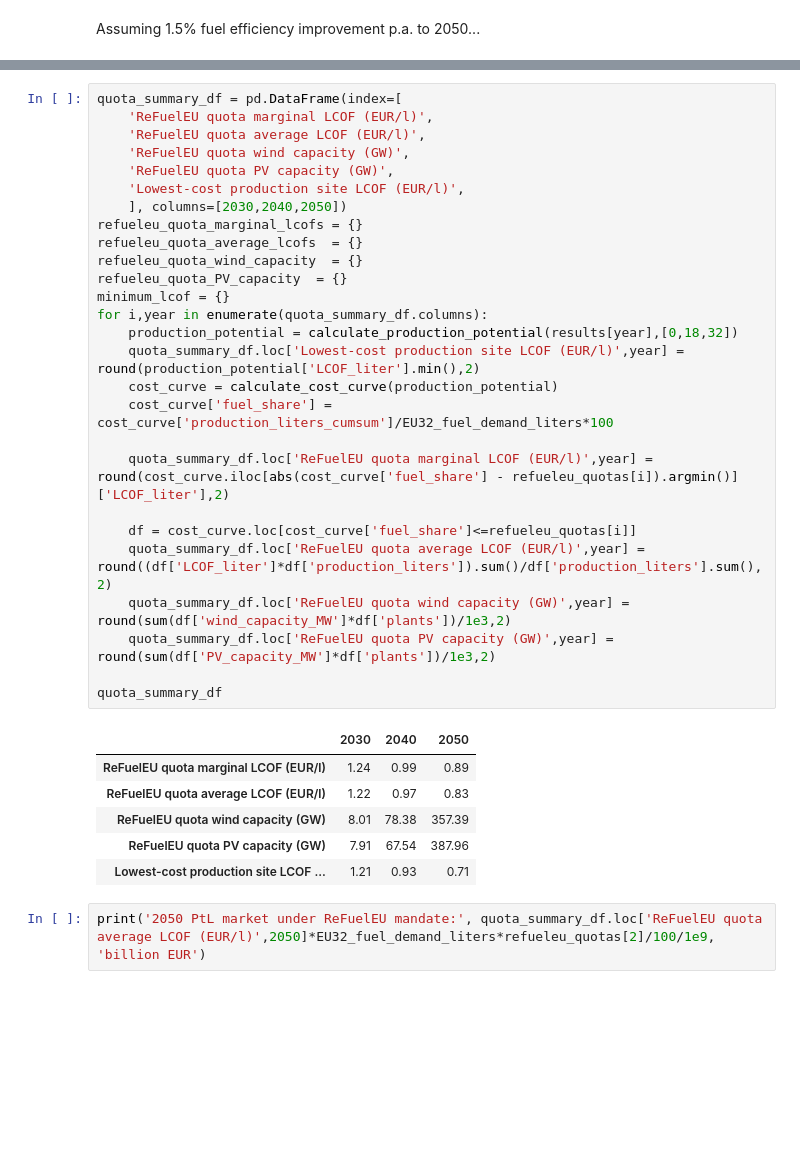
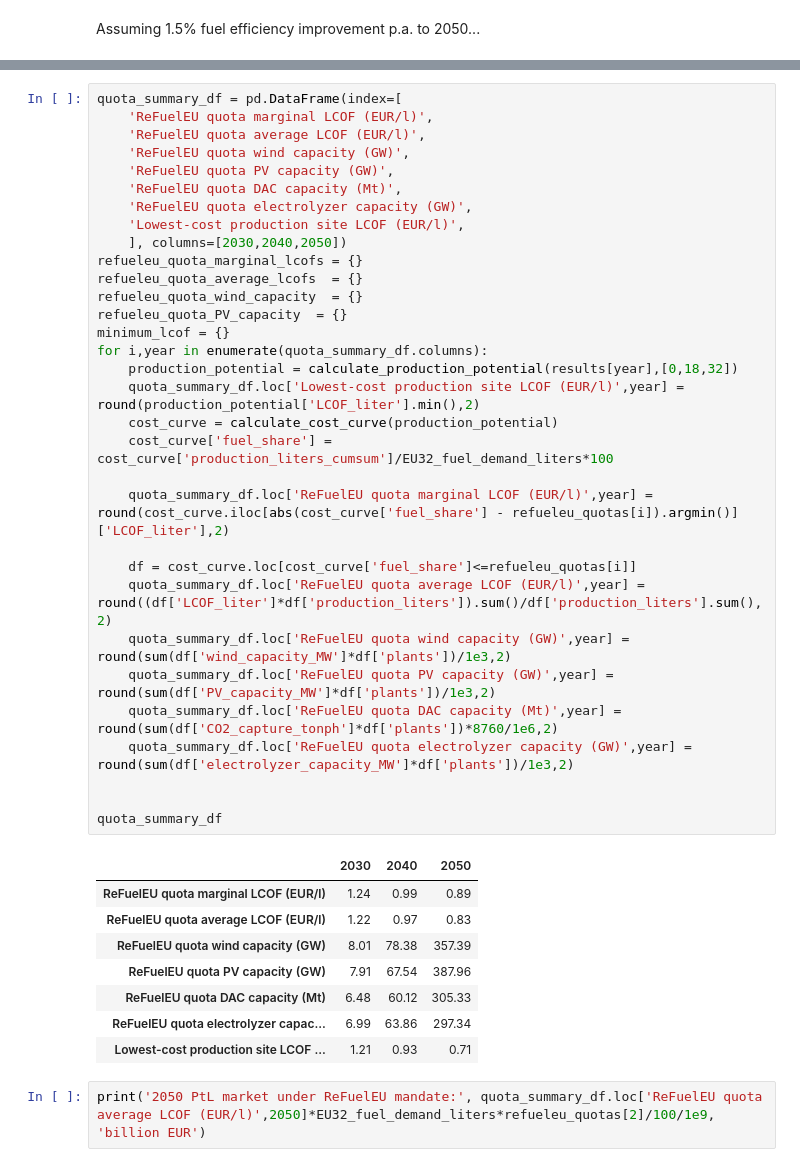
Before and after one commit to kwdseymour/EuroSAFs, a Jupyter notebook: scripts/analysis/cost_curve.ipynb, the cells around one changed output, grey strips where cells are left out. Saved outputs shown, nothing was run; the diff lists cells and outputs as text; blank space fills up the shorter version.

Commit message:
Add calculation of DAC & electolyzer capacity for blending quota

```diff
--- a/scripts/analysis/cost_curve.ipynb
+++ b/scripts/analysis/cost_curve.ipynb
@@ -328,33 +329,40 @@ quota_summary_df = pd.DataFrame(index=[
     'ReFuelEU quota average LCOF (EUR/l)',
     'ReFuelEU quota wind capacity (GW)',
     'ReFuelEU quota PV capacity (GW)',
+    'ReFuelEU quota DAC capacity (Mt)',
+    'ReFuelEU quota electrolyzer capacity (GW)',
     'Lowest-cost production site LCOF (EUR/l)',
     ], columns=[2030,2040,2050])
 refueleu_quota_marginal_lcofs = {}
 refueleu_quota_average_lcofs  = {}
 refueleu_quota_wind_capacity  = {}
 refueleu_quota_PV_capacity  = {}
 minimum_lcof = {}
 for i,year in enumerate(quota_summary_df.columns):
     production_potential = calculate_production_potential(results[year],[0,18,32])
     quota_summary_df.loc['Lowest-cost production site LCOF (EUR/l)',year] = round(production_potential['LCOF_liter'].min(),2)
     cost_curve = calculate_cost_curve(production_potential)
     cost_curve['fuel_share'] = cost_curve['production_liters_cumsum']/EU32_fuel_demand_liters*100
 
     quota_summary_df.loc['ReFuelEU quota marginal LCOF (EUR/l)',year] = round(cost_curve.iloc[abs(cost_curve['fuel_share'] - refueleu_quotas[i]).argmin()]['LCOF_liter'],2)
 
     df = cost_curve.loc[cost_curve['fuel_share']<=refueleu_quotas[i]]
     quota_summary_df.loc['ReFuelEU quota average LCOF (EUR/l)',year] = round((df['LCOF_liter']*df['production_liters']).sum()/df['production_liters'].sum(),2)
     quota_summary_df.loc['ReFuelEU quota wind capacity (GW)',year] = round(sum(df['wind_capacity_MW']*df['plants'])/1e3,2)
     quota_summary_df.loc['ReFuelEU quota PV capacity (GW)',year] = round(sum(df['PV_capacity_MW']*df['plants'])/1e3,2)
+    quota_summary_df.loc['ReFuelEU quota DAC capacity (Mt)',year] = round(sum(df['CO2_capture_tonph']*df['plants'])*8760/1e6,2)
+    quota_summary_df.loc['ReFuelEU quota electrolyzer capacity (GW)',year] = round(sum(df['electrolyzer_capacity_MW']*df['plants'])/1e3,2)
+
 
 quota_summary_df
 # %% [output]
 |  | 2030 | 2040 | 2050 |
 | ReFuelEU quota marginal LCOF (EUR/l) | 1.24 | 0.99 | 0.89 |
 | ReFuelEU quota average LCOF (EUR/l) | 1.22 | 0.97 | 0.83 |
 | ReFuelEU quota wind capacity (GW) | 8.01 | 78.38 | 357.39 |
 | ReFuelEU quota PV capacity (GW) | 7.91 | 67.54 | 387.96 |
+| ReFuelEU quota DAC capacity (Mt) | 6.48 | 60.12 | 305.33 |
+| ReFuelEU quota electrolyzer capac... | 6.99 | 63.86 | 297.34 |
 | Lowest-cost production site LCOF ... | 1.21 | 0.93 | 0.71 |
 # %%
 print('2050 PtL market under ReFuelEU mandate:', quota_summary_df.loc['ReFuelEU quota average LCOF (EUR/l)',2050]*EU32_fuel_demand_liters*refueleu_quotas[2]/100/1e9, 'billion EUR')
```
Also changed, not shown: parts of 2 cells of this notebook.
